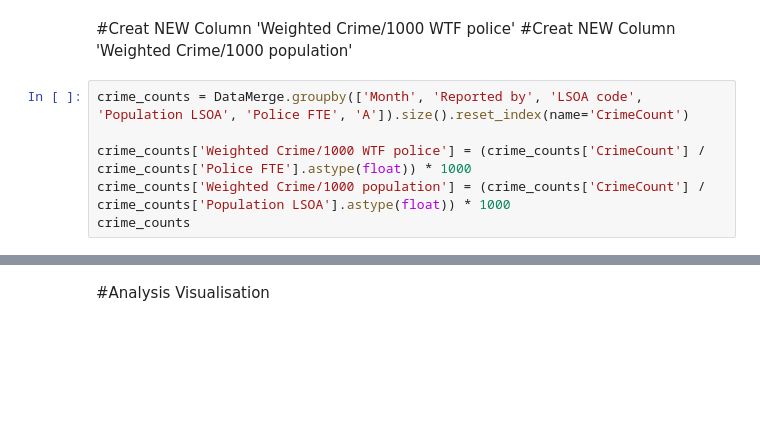
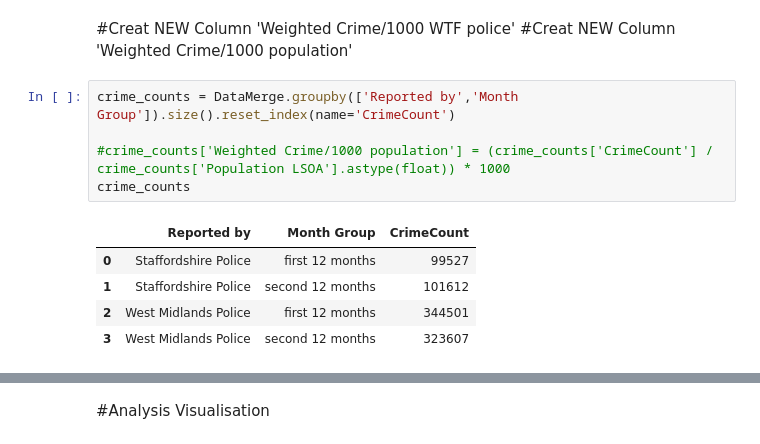
Before and after one commit to zhangwiki86-soton/L7---Data-Analysis-and-Visualisation, a Jupyter notebook: DRAFT Test Glob.ipynb, the cells around one changed output, grey strips where cells are left out. Cells and saved outputs as stored; diff of their text form; blank space fills up the shorter version.

```diff
--- a/DRAFT Test Glob.ipynb
+++ b/DRAFT Test Glob.ipynb
@@ -433,8 +433,13 @@ DataMerge
 #Creat NEW Column 'Weighted Crime/1000 WTF police'
 #Creat NEW Column 'Weighted Crime/1000 population'
 # %%
-crime_counts = DataMerge.groupby(['Month', 'Reported by', 'LSOA code', 'Population LSOA', 'Police FTE', 'A']).size().reset_index(name='CrimeCount')
+crime_counts = DataMerge.groupby(['Reported by','Month Group']).size().reset_index(name='CrimeCount')
 
-crime_counts['Weighted Crime/1000 WTF police'] = (crime_counts['CrimeCount'] / crime_counts['Police FTE'].astype(float)) * 1000
-crime_counts['Weighted Crime/1000 population'] = (crime_counts['CrimeCount'] / crime_counts['Population LSOA'].astype(float)) * 1000
+#crime_counts['Weighted Crime/1000 population'] = (crime_counts['CrimeCount'] / crime_counts['Population LSOA'].astype(float)) * 1000
 crime_counts
+# %% [output]
+|  | Reported by | Month Group | CrimeCount |
+| 0 | Staffordshire Police | first 12 months | 99527 |
+| 1 | Staffordshire Police | second 12 months | 101612 |
+| 2 | West Midlands Police | first 12 months | 344501 |
+| 3 | West Midlands Police | second 12 months | 323607 |
```
Also changed, not shown: parts of 1 cell of this notebook.
